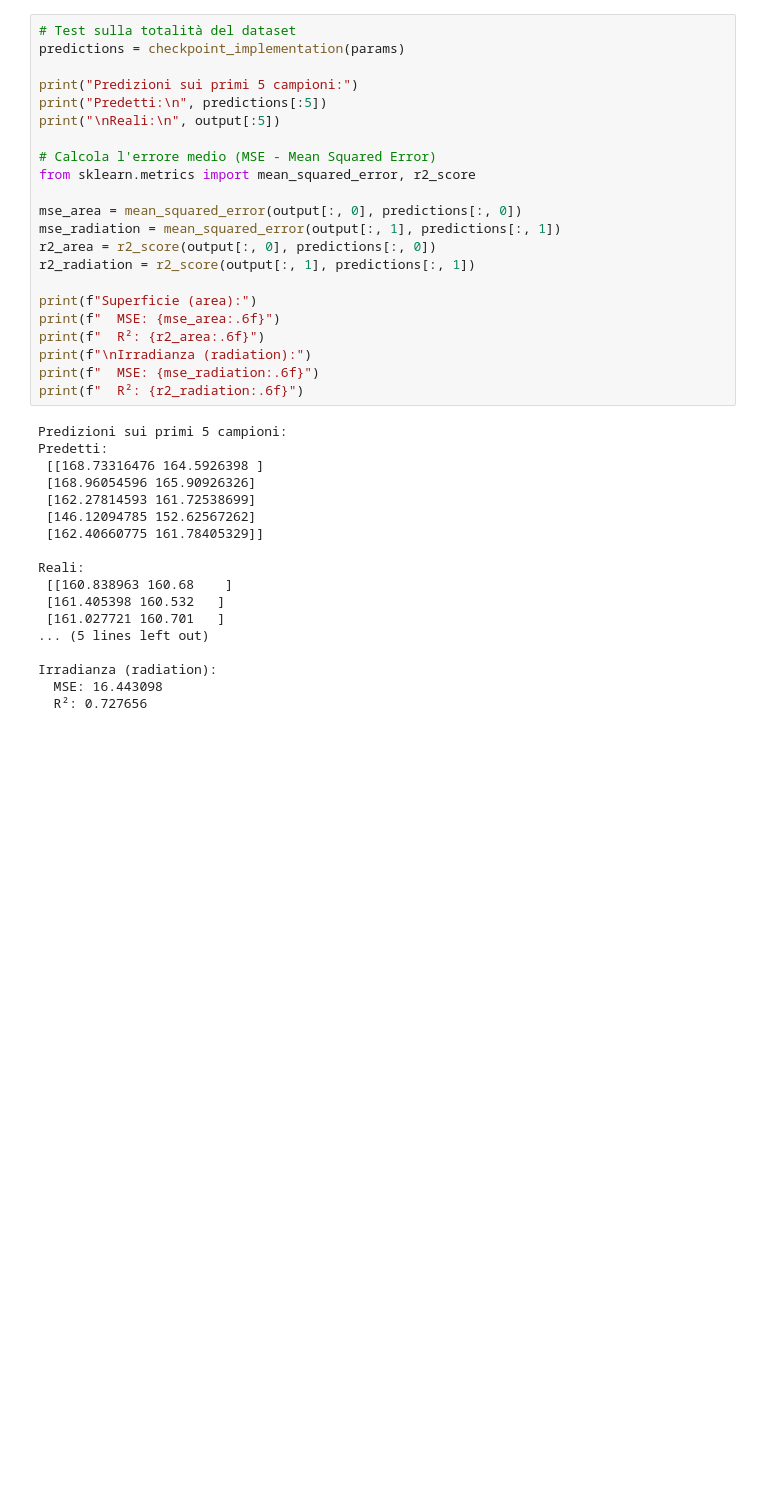
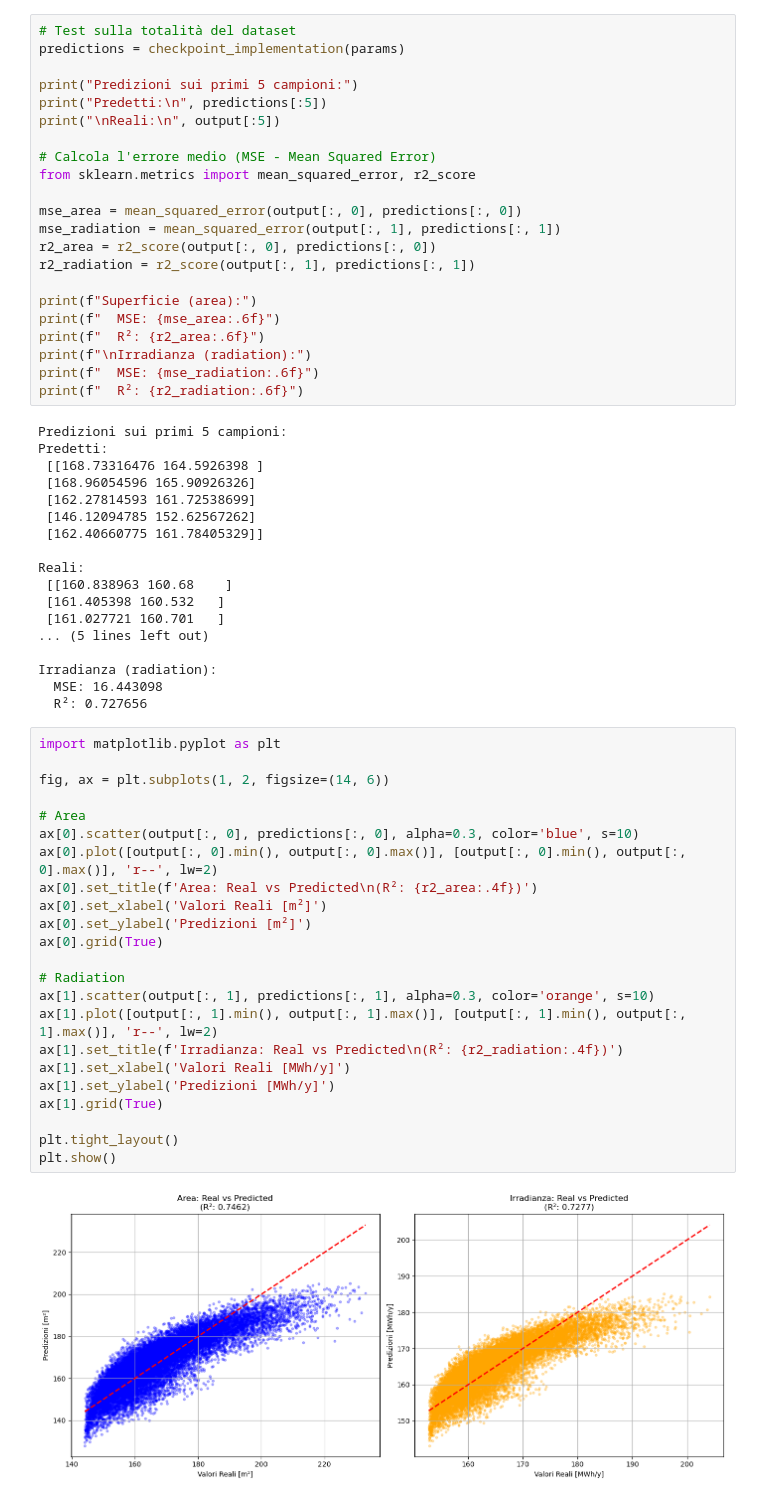
Before and after one commit to rezucch1/RadIAnce-AntonioliZucchi, a Jupyter notebook: checkpoint1.ipynb, the cells around one changed output. Saved outputs shown, nothing was run; the diff lists cells and outputs as text; blank space fills up the shorter version.

```diff
--- a/checkpoint1.ipynb
+++ b/checkpoint1.ipynb
@@ -128,3 +129,28 @@ Reali:
 Irradianza (radiation):
   MSE: 16.443098
   R²: 0.727656
+# %%
+import matplotlib.pyplot as plt
+
+fig, ax = plt.subplots(1, 2, figsize=(14, 6))
+
+# Area
+ax[0].scatter(output[:, 0], predictions[:, 0], alpha=0.3, color='blue', s=10)
+ax[0].plot([output[:, 0].min(), output[:, 0].max()], [output[:, 0].min(), output[:, 0].max()], 'r--', lw=2)
+ax[0].set_title(f'Area: Real vs Predicted\n(R²: {r2_area:.4f})')
+ax[0].set_xlabel('Valori Reali [m²]')
+ax[0].set_ylabel('Predizioni [m²]')
+ax[0].grid(True)
+
+# Radiation
+ax[1].scatter(output[:, 1], predictions[:, 1], alpha=0.3, color='orange', s=10)
+ax[1].plot([output[:, 1].min(), output[:, 1].max()], [output[:, 1].min(), output[:, 1].max()], 'r--', lw=2)
+ax[1].set_title(f'Irradianza: Real vs Predicted\n(R²: {r2_radiation:.4f})')
+ax[1].set_xlabel('Valori Reali [MWh/y]')
+ax[1].set_ylabel('Predizioni [MWh/y]')
+ax[1].grid(True)
+
+plt.tight_layout()
+plt.show()
+# %% [output]
+[figure, added]
```
Also changed, not shown: parts of 2 cells of this notebook.
